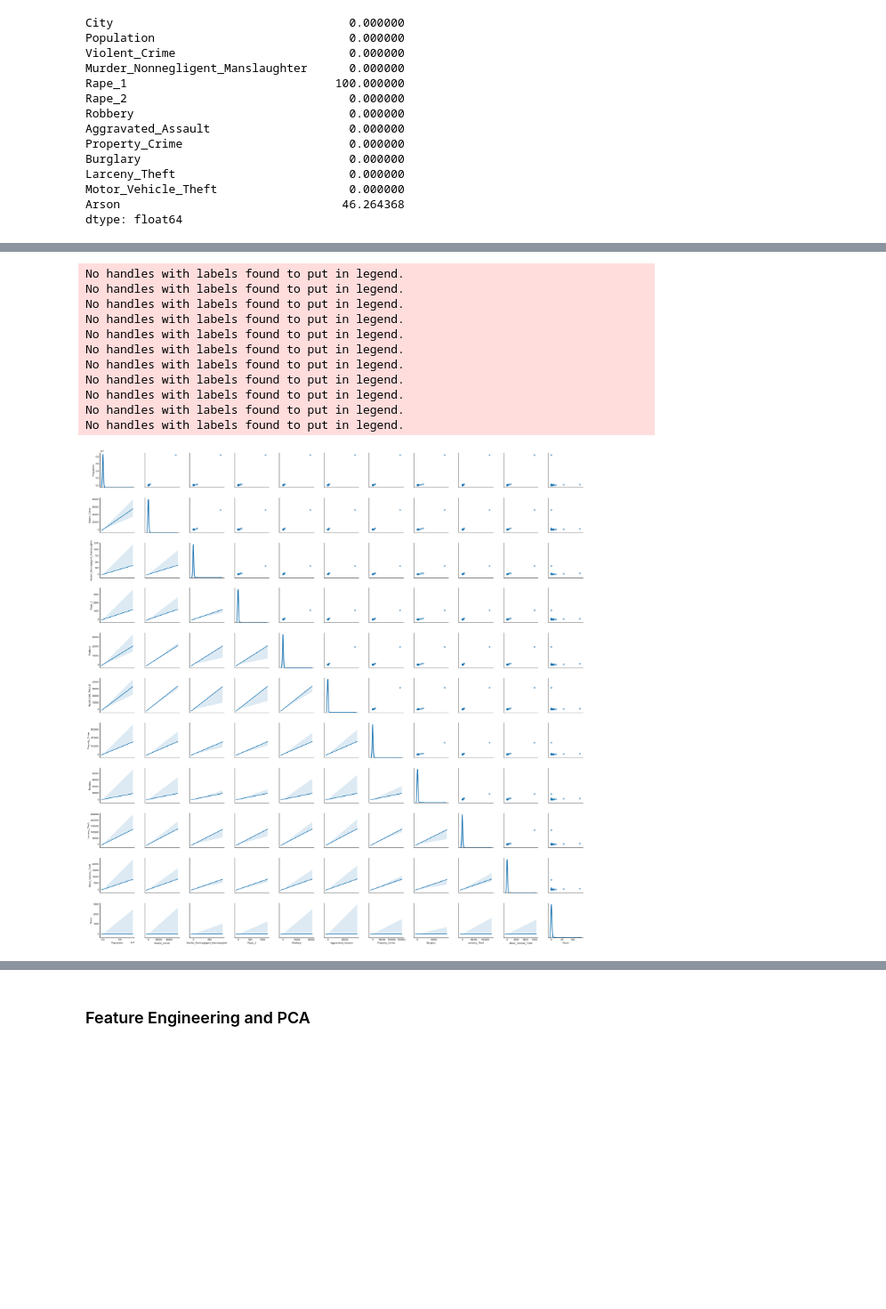
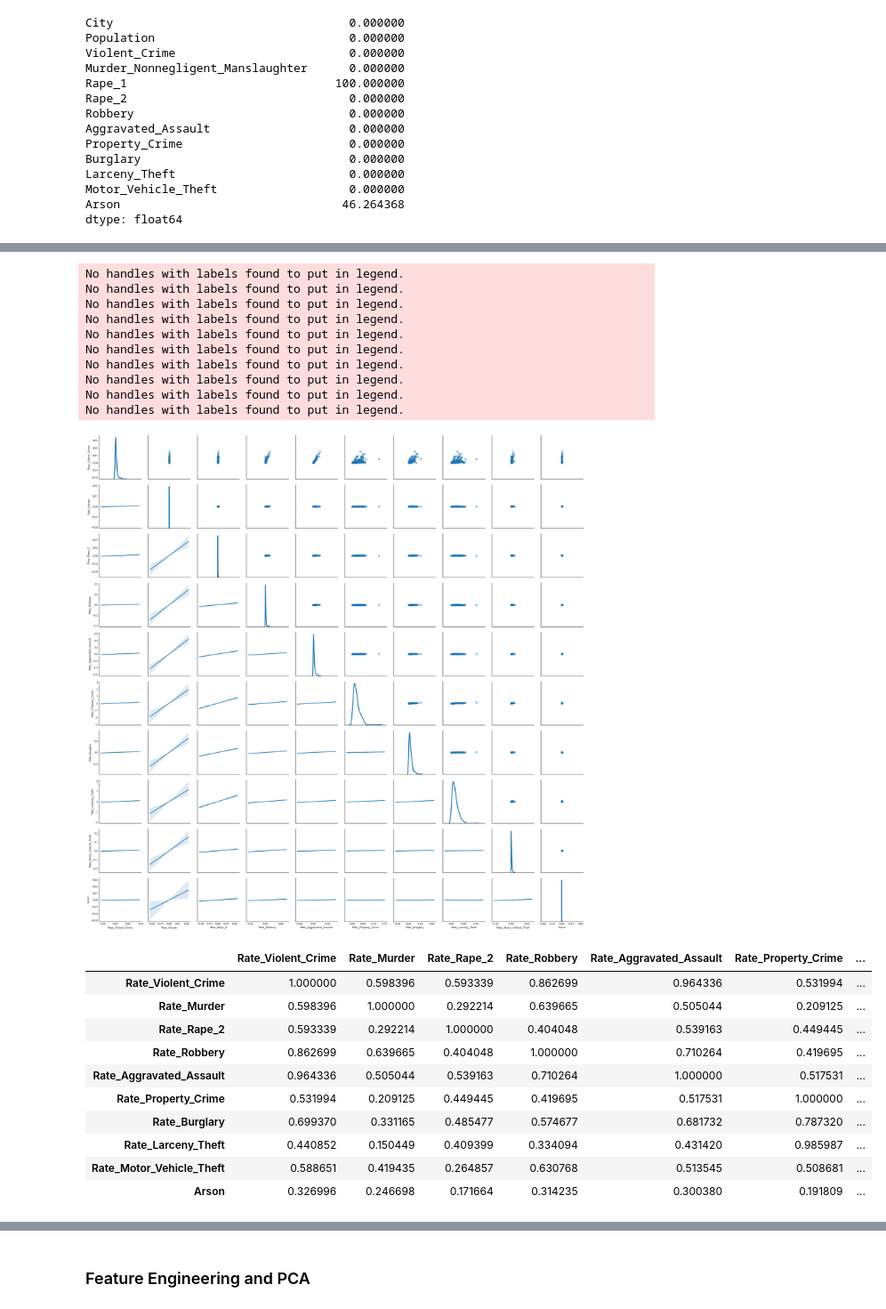
Before and after one commit to crlau/unit-2, a Jupyter notebook: 2.1.7 Modeling a dataset.ipynb, the cells around one changed output, grey strips where cells are left out. Shown at 89% size. Cells and saved outputs as stored; diff of their text form; code cells hidden in the pictures; blank space fills up the shorter version.

```diff
--- a/2.1.7 Modeling a dataset.ipynb
+++ b/2.1.7 Modeling a dataset.ipynb
@@ -97,7 +125,7 @@ Continuous Variables:
 # making scatterplot matrix of variables
 sns.set_style('white')
 
-g = sns.PairGrid(df.drop(['City'], axis=1), diag_sharey=False)
+g = sns.PairGrid(rate_df.drop(['City'], axis=1), diag_sharey=False)
 g.map_upper(plt.scatter, alpha=.5)
 g.map_lower(sns.regplot, scatter_kws=dict(alpha=0))
 g.map_diag(sns.kdeplot, lw=3)
@@ -113,7 +141,20 @@ No handles with labels found to put in legend.
 No handles with labels found to put in legend.
 No handles with labels found to put in legend.
 No handles with labels found to put in legend.
-No handles with labels found to put in legend.
-[figure, old version]
+[figure, new version]
+# %%
+rate_df.corr()
+# %% [output]
+|  | Rate_Violent_Crime | Rate_Murder | Rate_Rape_2 | Rate_Robbery | Rate_Aggravated_Assault | Rate_Property_Crime | ... |
+| Rate_Violent_Crime | 1.000000 | 0.598396 | 0.593339 | 0.862699 | 0.964336 | 0.531994 | ... |
+| Rate_Murder | 0.598396 | 1.000000 | 0.292214 | 0.639665 | 0.505044 | 0.209125 | ... |
+| Rate_Rape_2 | 0.593339 | 0.292214 | 1.000000 | 0.404048 | 0.539163 | 0.449445 | ... |
+| Rate_Robbery | 0.862699 | 0.639665 | 0.404048 | 1.000000 | 0.710264 | 0.419695 | ... |
+| Rate_Aggravated_Assault | 0.964336 | 0.505044 | 0.539163 | 0.710264 | 1.000000 | 0.517531 | ... |
+| Rate_Property_Crime | 0.531994 | 0.209125 | 0.449445 | 0.419695 | 0.517531 | 1.000000 | ... |
+| Rate_Burglary | 0.699370 | 0.331165 | 0.485477 | 0.574677 | 0.681732 | 0.787320 | ... |
+| Rate_Larceny_Theft | 0.440852 | 0.150449 | 0.409399 | 0.334094 | 0.431420 | 0.985987 | ... |
+| Rate_Motor_Vehicle_Theft | 0.588651 | 0.419435 | 0.264857 | 0.630768 | 0.513545 | 0.508681 | ... |
+| Arson | 0.326996 | 0.246698 | 0.171664 | 0.314235 | 0.300380 | 0.191809 | ... |
 # %%
 # heat map of correlation values
```
Also changed, not shown: parts of 14 cells of this notebook.
